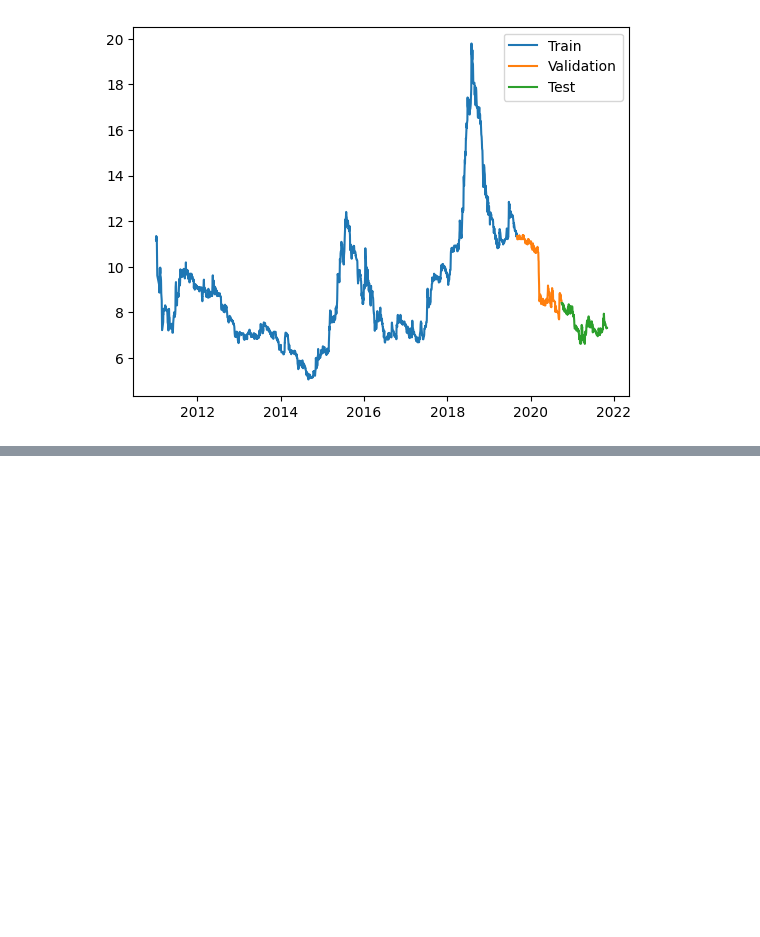
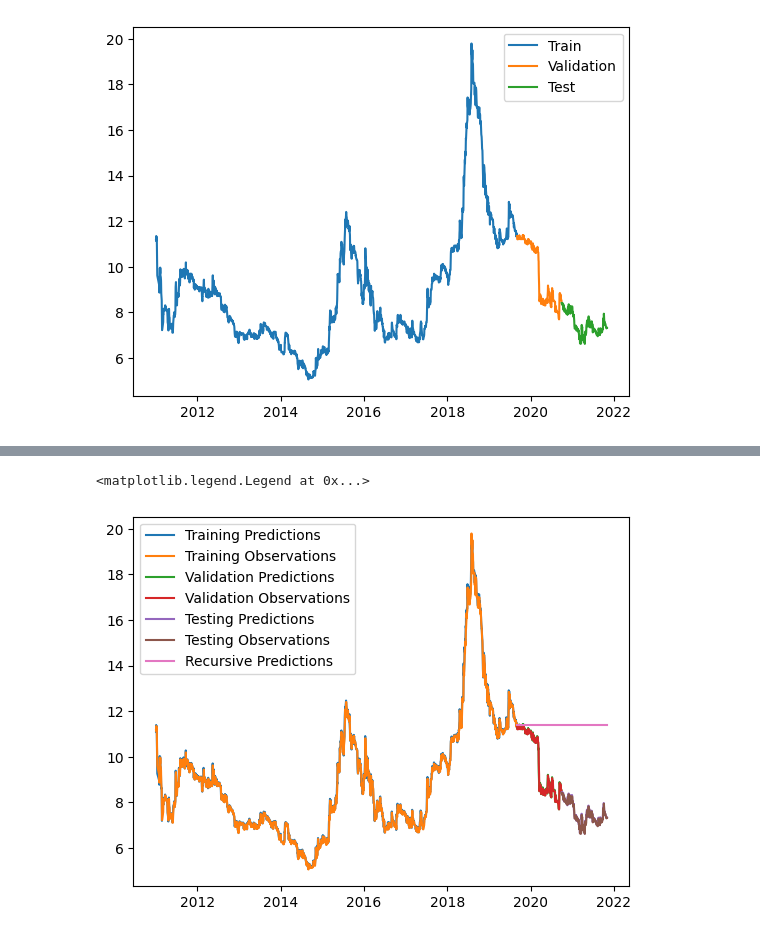
Before and after one commit to Idriss-Chefai/TunisianStockPrediction, a Jupyter notebook: LSTM.ipynb, the cells around one changed output, grey strips where cells are left out. Drawn from its saved outputs; the diff is of its cells as text; code cells hidden in the pictures; blank space fills up the shorter version.

Commit message:
Added the recursive part

```diff
--- a/LSTM.ipynb
+++ b/LSTM.ipynb
@@ -217,0 +218,11 @@ plt.legend(['Training Predictions',
+# %%
+from copy import deepcopy
+
+recursive_predictions = []
+recursive_dates = np.concatenate([dates_val, dates_test])
+
+for target_date in recursive_dates:
+  last_window = deepcopy(X_train[-1])
+  next_prediction = model.predict(np.array([last_window])).flatten()
+  recursive_predictions.append(next_prediction)
+  last_window[-1] = next_prediction
@@ -217,0 +247,18 @@ plt.legend(['Training Predictions',
+# %%
+plt.plot(dates_train, train_prediction)
+plt.plot(dates_train, y_train)
+plt.plot(dates_val, val_prediction)
+plt.plot(dates_val, y_val)
+plt.plot(dates_test, test_prediction)
+plt.plot(dates_test, y_test)
+plt.plot(recursive_dates, recursive_predictions)
+plt.legend(['Training Predictions',
+            'Training Observations',
+            'Validation Predictions',
+            'Validation Observations',
+            'Testing Predictions',
+            'Testing Observations',
+            'Recursive Predictions'])
+# %% [output]
+<matplotlib.legend.Legend at 0x...>
+[figure, added]
```
Also changed, not shown: parts of 6 cells of this notebook.
